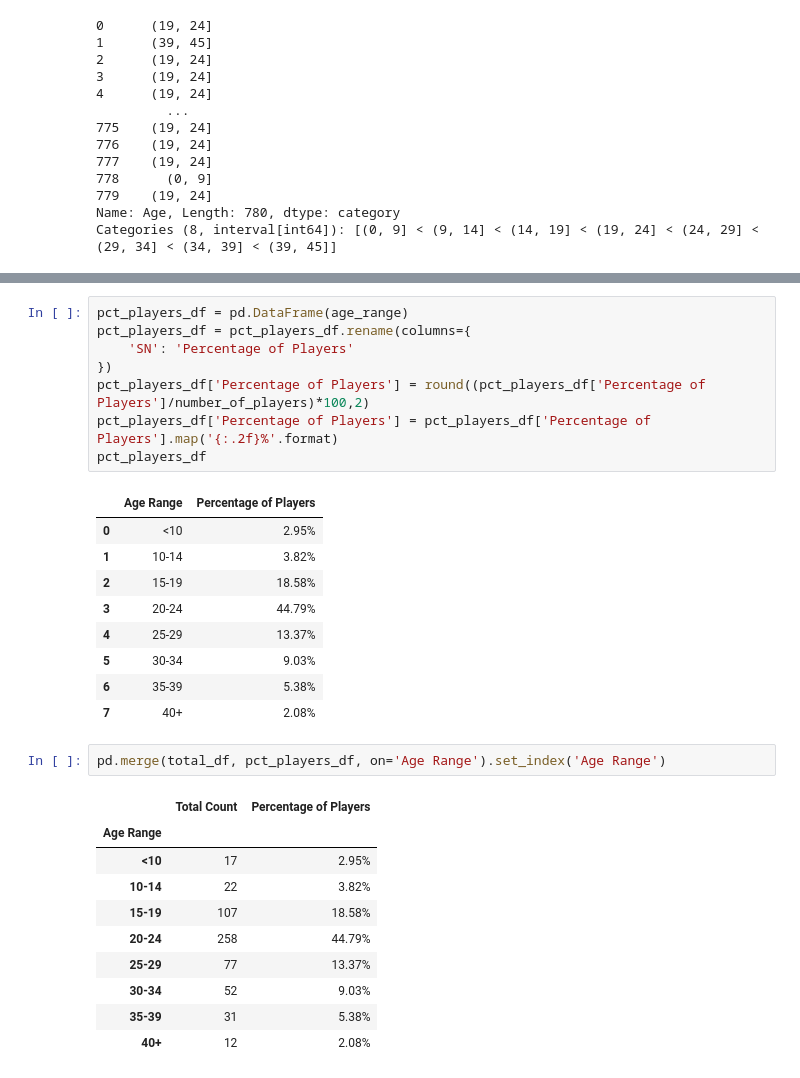
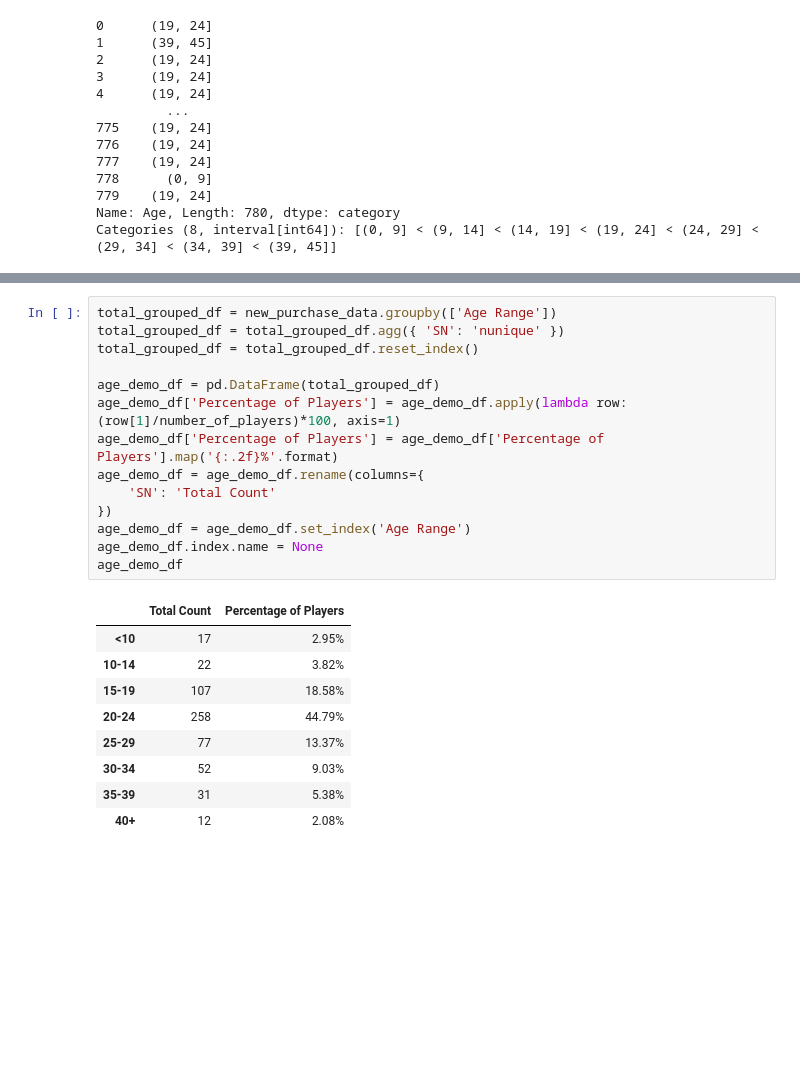
Before and after one commit to Gugunner/pandas-challenge, a Jupyter notebook: HeroesOfPymoli/HeroesOfPymoli.ipynb, the cells around one changed output, grey strips where cells are left out. Cells and saved outputs as stored; diff of their text form; blank space fills up the shorter version.

```diff
--- a/HeroesOfPymoli/HeroesOfPymoli.ipynb
+++ b/HeroesOfPymoli/HeroesOfPymoli.ipynb
@@ -320,32 +329,25 @@ total_df
-# %%
-pct_players_df = pd.DataFrame(age_range)
-pct_players_df = pct_players_df.rename(columns={
-    'SN': 'Percentage of Players'
-})
-pct_players_df['Percentage of Players'] = round((pct_players_df['Percentage of Players']/number_of_players)*100,2)
-pct_players_df['Percentage of Players'] = pct_players_df['Percentage of Players'].map('{:.2f}%'.format)
-pct_players_df
-# %% [output]
-|  | Age Range | Percentage of Players |
-| 0 | <10 | 2.95% |
-| 1 | 10-14 | 3.82% |
-| 2 | 15-19 | 18.58% |
-| 3 | 20-24 | 44.79% |
-| 4 | 25-29 | 13.37% |
-| 5 | 30-34 | 9.03% |
-| 6 | 35-39 | 5.38% |
-| 7 | 40+ | 2.08% |
-# %%
-pd.merge(total_df, pct_players_df, on='Age Range').set_index('Age Range')
-# %% [output]
-|  | Total Count | Percentage of Players |
-| Age Range |  |  |
-| <10 | 17 | 2.95% |
-| 10-14 | 22 | 3.82% |
-| 15-19 | 107 | 18.58% |
-| 20-24 | 258 | 44.79% |
-| 25-29 | 77 | 13.37% |
-| 30-34 | 52 | 9.03% |
-| 35-39 | 31 | 5.38% |
-| 40+ | 12 | 2.08% |
+# %%
+total_grouped_df = new_purchase_data.groupby(['Age Range'])
+total_grouped_df = total_grouped_df.agg({ 'SN': 'nunique' })
+total_grouped_df = total_grouped_df.reset_index()
+
+age_demo_df = pd.DataFrame(total_grouped_df)
+age_demo_df['Percentage of Players'] = age_demo_df.apply(lambda row: (row[1]/number_of_players)*100, axis=1)
+age_demo_df['Percentage of Players'] = age_demo_df['Percentage of Players'].map('{:.2f}%'.format)
+age_demo_df = age_demo_df.rename(columns={
+    'SN': 'Total Count'
+})
+age_demo_df = age_demo_df.set_index('Age Range')
+age_demo_df.index.name = None
+age_demo_df
+# %% [output]
+|  | Total Count | Percentage of Players |
+| <10 | 17 | 2.95% |
+| 10-14 | 22 | 3.82% |
+| 15-19 | 107 | 18.58% |
+| 20-24 | 258 | 44.79% |
+| 25-29 | 77 | 13.37% |
+| 30-34 | 52 | 9.03% |
+| 35-39 | 31 | 5.38% |
+| 40+ | 12 | 2.08% |
 # %% [markdown]
```
Also changed, not shown: parts of 24 cells of this notebook.
